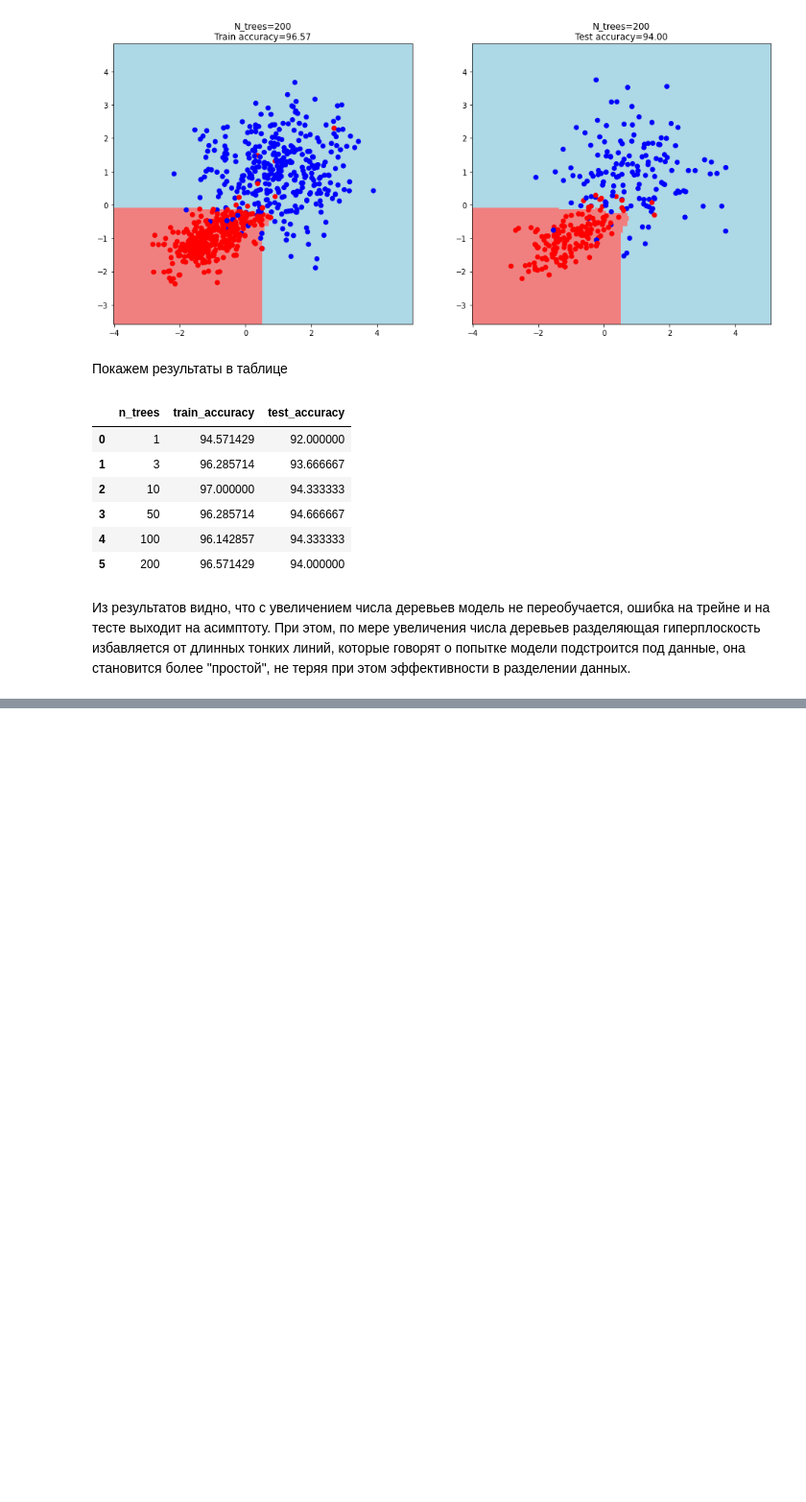
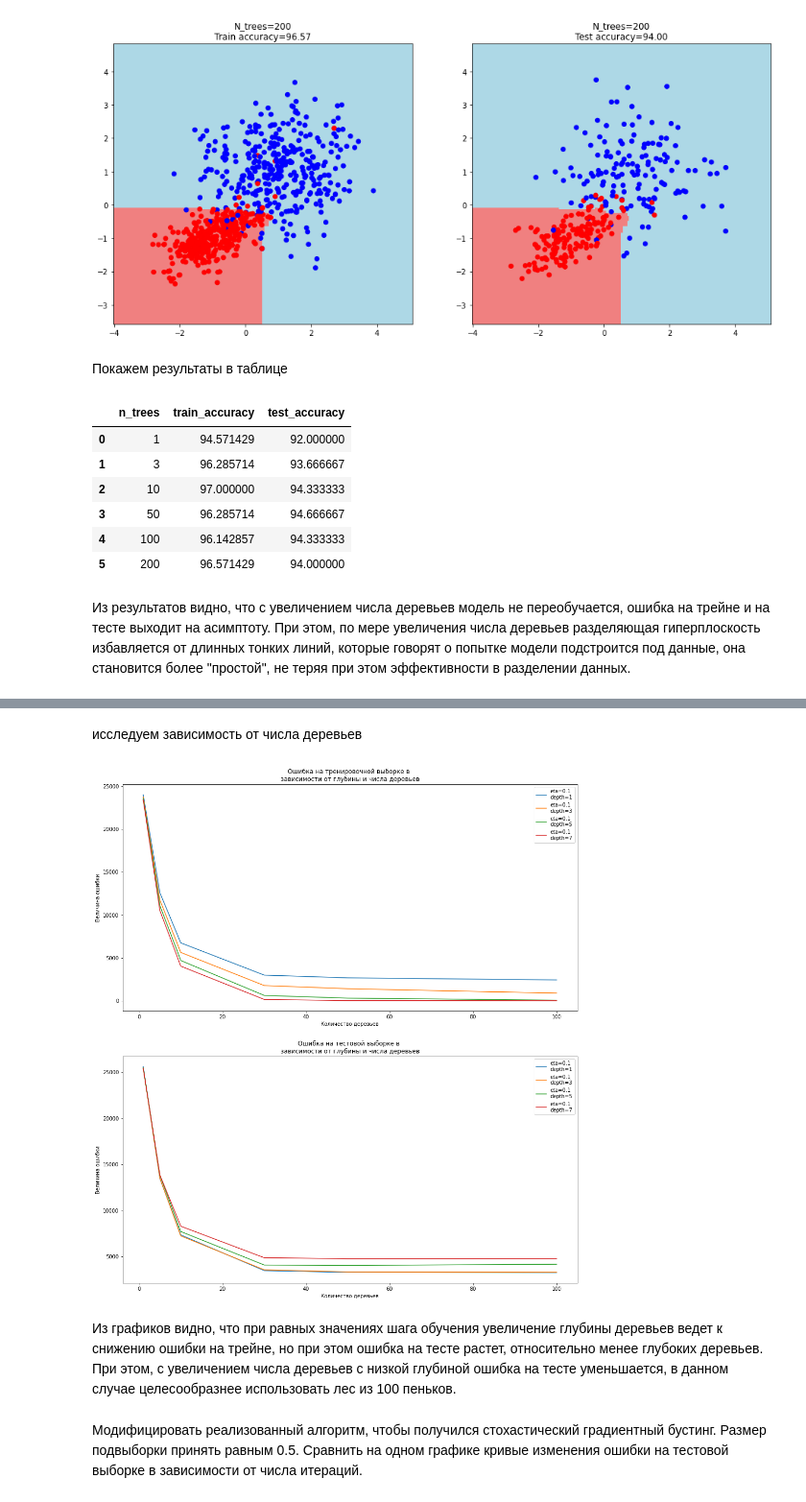
Before and after one commit to vit050587/Data-analysis, a Jupyter notebook: analytics_data.ipynb, the cells around one changed output, grey strips where cells are left out. Shown at 96% size. Cells and saved outputs as stored; diff of their text form; code cells hidden in the pictures; blank space fills up the shorter version.

```diff
--- a/analytics_data.ipynb
+++ b/analytics_data.ipynb
@@ -1588,0 +1683,53 @@ report
+# %% [markdown]
+исследуем зависимость от числа деревьев
+# %%
+def get_errors(X_train, X_test, y_train, y_test, eta, n_trees):
+    all_train_err={}
+    all_test_err={}
+    for depth in tqdm(range(1,8,2)):
+        train_err=[]
+        test_err=[]
+        for n_tree in tqdm(n_trees):
+            coefs=[1]*n_tree
+            trees, train_errors, test_errors=gb_fit(n_tree, depth, X_train, X_test, y_train, y_test, coefs, eta)
+            train_pred = gb_predict(X_train, trees, coefs, eta)
+            train_err.append(mean_squared_error(y_train, train_pred))
+            test_pred=gb_predict(X_test, trees, coefs, eta)
+            test_err.append(mean_squared_error(y_test, test_pred))
+
+        all_train_err[depth]=train_err
+        all_test_err[depth]=test_err
+    return all_train_err, all_test_err,eta,n_trees
+# %%
+def get_plot(train_err,test_err,eta,n_trees):
+    fif, ax= plt.subplots(figsize = (16, 18))
+    plt.subplot(2,1,1)
+    for key in train_err.keys():
+
+
+        plt.plot(n_trees,train_err[key], label=f'eta={eta}\ndepth={key}')
+    plt.title(f'Ошибка на тренировочной выборке в \nзависимости от глубины и числа деревьев')
+    plt.xlabel('Количество деревьев')
+    plt.ylabel('Величина ошибки')
+    plt.legend()
+
+    plt.subplot(2,1,2)
+    for key in test_err.keys():
+        plt.plot(n_trees,test_err[key], label=f'eta={eta}\ndepth={key}')
+    plt.title(f'Ошибка на тестовой выборке в \nзависимости от глубины и числа деревьев')
+    plt.xlabel('Количество деревьев')
+    plt.ylabel('Величина ошибки')
+    plt.legend()
+    plt.show()
+# %%
+n_trees=[1, 5, 10, 30, 50, 100]
+eta=0.1
+tr_err, tst_err, eta, n_trees=get_errors(X_train, X_test, y_train, y_test, eta, n_trees)
+# %%
+get_plot(tr_err, tst_err, eta, n_trees)
+# %% [output]
+[figure, added]
+# %% [markdown]
+Из графиков видно, что при равных значениях шага обучения увеличение глубины деревьев ведет к снижению ошибки на трейне, но при этом ошибка на тесте растет, относительно менее глубоких деревьев. При этом, с увеличением числа деревьев с низкой глубиной ошибка на тесте уменьшается, в данном случае целесообразнее использовать лес из 100 пеньков.
+# %% [markdown]
+Модифицировать реализованный алгоритм, чтобы получился стохастический градиентный бустинг. Размер подвыборки принять равным 0.5. Сравнить на одном графике кривые изменения ошибки на тестовой выборке в зависимости от числа итераций.
```
Also changed, not shown: parts of 47 cells of this notebook.
